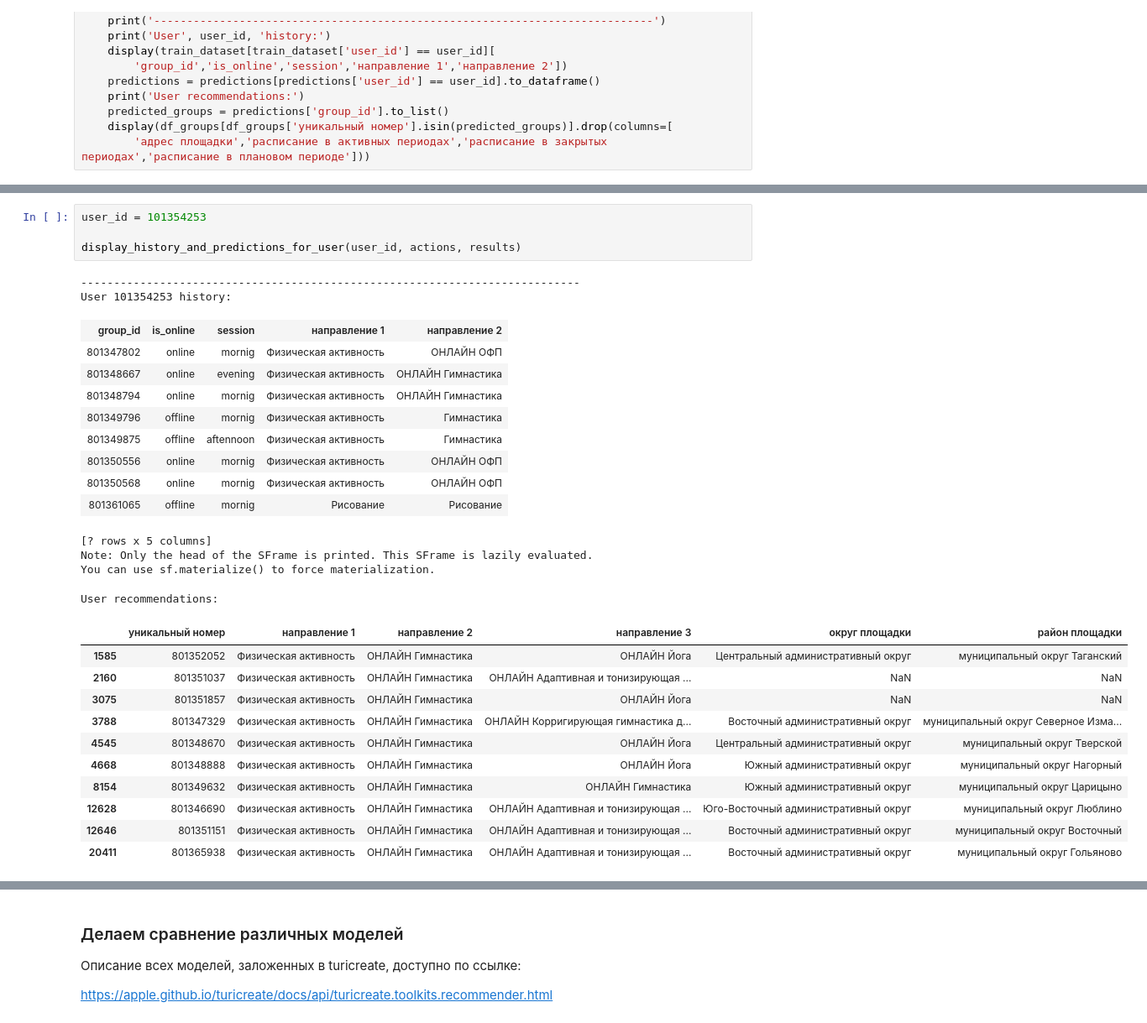
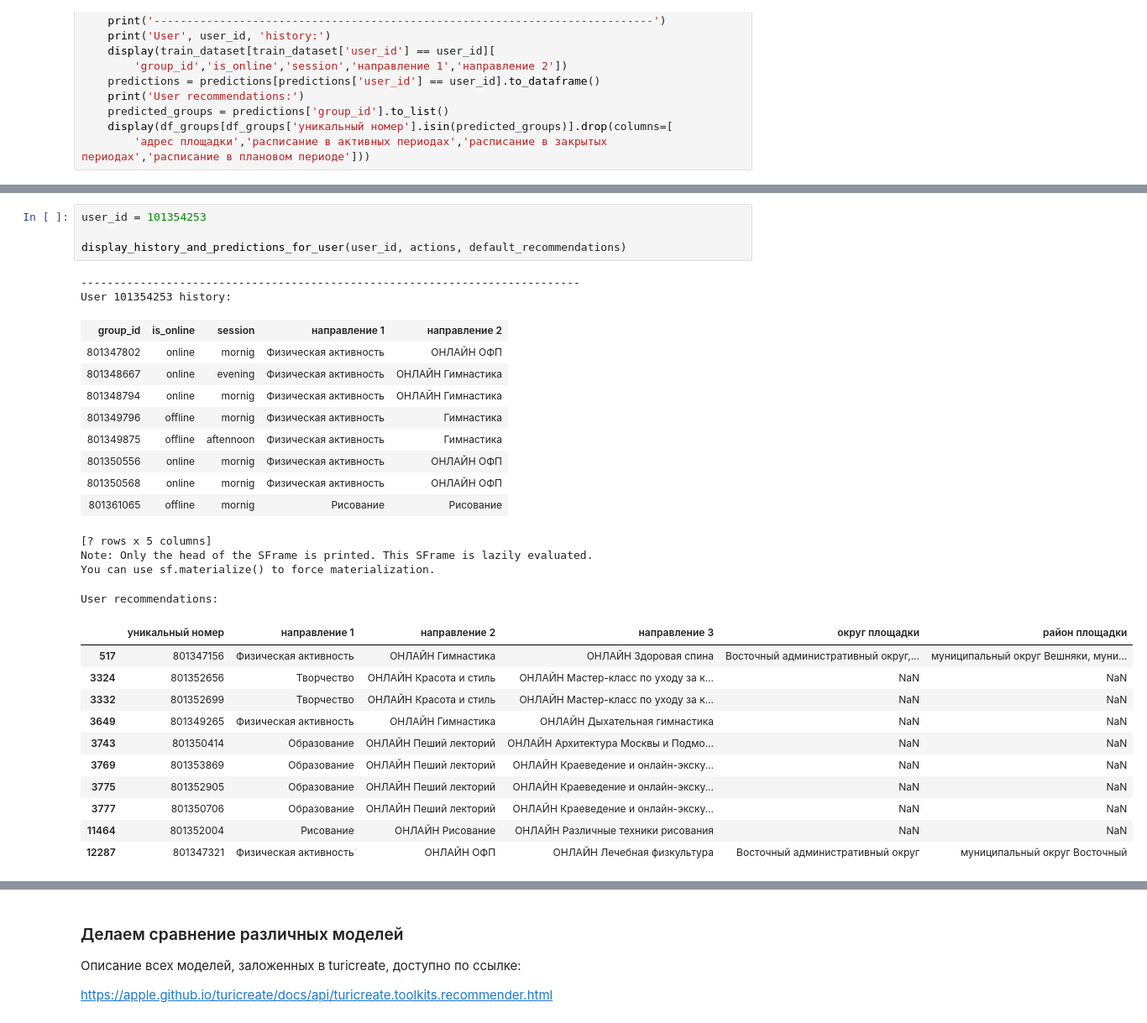
Before and after one commit to AlexHLinS/ezee_may_2003, a Jupyter notebook: ds/__generate_predictions.ipynb, the cells around one changed output, grey strips where cells are left out. Shown at 84% size. Saved outputs shown, nothing was run; the diff lists cells and outputs as text.

```diff
--- a/ds/__generate_predictions.ipynb
+++ b/ds/__generate_predictions.ipynb
@@ -149,34 +149,34 @@ User recommendations:
 # %%
 user_id = 101354253
 
-display_history_and_predictions_for_user(user_id, actions, results)
+display_history_and_predictions_for_user(user_id, actions, default_recommendations)
 # %% [output]
 ----------------------------------------------------------------------------
 User 101354253 history:
 | group_id | is_online | session | направление 1 | направление 2 |
 | 801347802 | online | mornig | Физическая активность | ОНЛАЙН ОФП |
 | 801348667 | online | evening | Физическая активность | ОНЛАЙН Гимнастика |
 | 801348794 | online | mornig | Физическая активность | ОНЛАЙН Гимнастика |
 | 801349796 | offline | mornig | Физическая активность | Гимнастика |
 | 801349875 | offline | aftennoon | Физическая активность | Гимнастика |
 | 801350556 | online | mornig | Физическая активность | ОНЛАЙН ОФП |
 | 801350568 | online | mornig | Физическая активность | ОНЛАЙН ОФП |
 | 801361065 | offline | mornig | Рисование | Рисование |
 [? rows x 5 columns]
 Note: Only the head of the SFrame is printed. This SFrame is lazily evaluated.
 You can use sf.materialize() to force materialization.
 User recommendations:
 |  | уникальный номер | направление 1 | направление 2 | направление 3 | округ площадки | район площадки |
-| 1585 | 801352052 | Физическая активность | ОНЛАЙН Гимнастика | ОНЛАЙН Йога | Центральный административный округ | муниципальный округ Таганский |
-| 2160 | 801351037 | Физическая активность | ОНЛАЙН Гимнастика | ОНЛАЙН Адаптивная и тонизирующая ... | NaN | NaN |
-| 3075 | 801351857 | Физическая активность | ОНЛАЙН Гимнастика | ОНЛАЙН Йога | NaN | NaN |
-| 3788 | 801347329 | Физическая активность | ОНЛАЙН Гимнастика | ОНЛАЙН Корригирующая гимнастика д... | Восточный административный округ | муниципальный округ Северное Изма... |
-| 4545 | 801348670 | Физическая активность | ОНЛАЙН Гимнастика | ОНЛАЙН Йога | Центральный административный округ | муниципальный округ Тверской |
-| 4668 | 801348888 | Физическая активность | ОНЛАЙН Гимнастика | ОНЛАЙН Йога | Южный административный округ | муниципальный округ Нагорный |
-| 8154 | 801349632 | Физическая активность | ОНЛАЙН Гимнастика | ОНЛАЙН Гимнастика | Южный административный округ | муниципальный округ Царицыно |
-| 12628 | 801346690 | Физическая активность | ОНЛАЙН Гимнастика | ОНЛАЙН Адаптивная и тонизирующая ... | Юго-Восточный административный округ | муниципальный округ Люблино |
-| 12646 | 801351151 | Физическая активность | ОНЛАЙН Гимнастика | ОНЛАЙН Адаптивная и тонизирующая ... | Восточный административный округ | муниципальный округ Восточный |
-| 20411 | 801365938 | Физическая активность | ОНЛАЙН Гимнастика | ОНЛАЙН Адаптивная и тонизирующая ... | Восточный административный округ | муниципальный округ Гольяново |
+| 517 | 801347156 | Физическая активность | ОНЛАЙН Гимнастика | ОНЛАЙН Здоровая спина | Восточный административный округ,... | муниципальный округ Вешняки, муни... |
+| 3324 | 801352656 | Творчество | ОНЛАЙН Красота и стиль | ОНЛАЙН Мастер-класс по уходу за к... | NaN | NaN |
+| 3332 | 801352699 | Творчество | ОНЛАЙН Красота и стиль | ОНЛАЙН Мастер-класс по уходу за к... | NaN | NaN |
+| 3649 | 801349265 | Физическая активность | ОНЛАЙН Гимнастика | ОНЛАЙН Дыхательная гимнастика | NaN | NaN |
+| 3743 | 801350414 | Образование | ОНЛАЙН Пеший лекторий | ОНЛАЙН Архитектура Москвы и Подмо... | NaN | NaN |
+| 3769 | 801353869 | Образование | ОНЛАЙН Пеший лекторий | ОНЛАЙН Краеведение и онлайн-экску... | NaN | NaN |
+| 3775 | 801352905 | Образование | ОНЛАЙН Пеший лекторий | ОНЛАЙН Краеведение и онлайн-экску... | NaN | NaN |
+| 3777 | 801350706 | Образование | ОНЛАЙН Пеший лекторий | ОНЛАЙН Краеведение и онлайн-экску... | NaN | NaN |
+| 11464 | 801352004 | Рисование | ОНЛАЙН Рисование | ОНЛАЙН Различные техники рисования | NaN | NaN |
+| 12287 | 801347321 | Физическая активность | ОНЛАЙН ОФП | ОНЛАЙН Лечебная физкультура | Восточный административный округ | муниципальный округ Восточный |
 # %%
 user_id = 101385865
 
```
Also changed, not shown: parts of 12 cells of this notebook, 1 other file.
